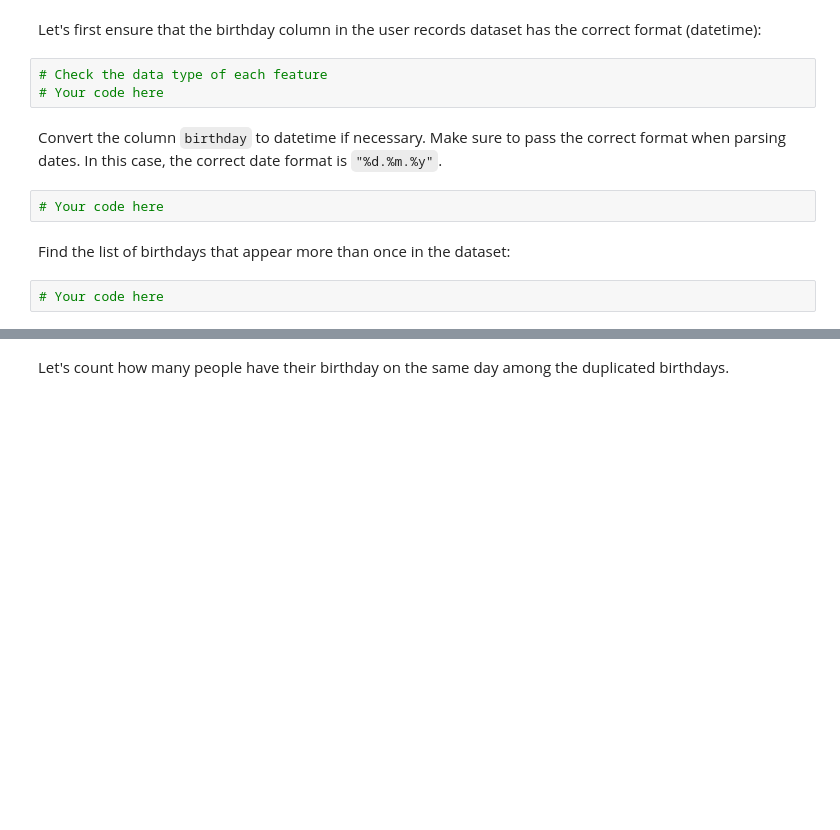
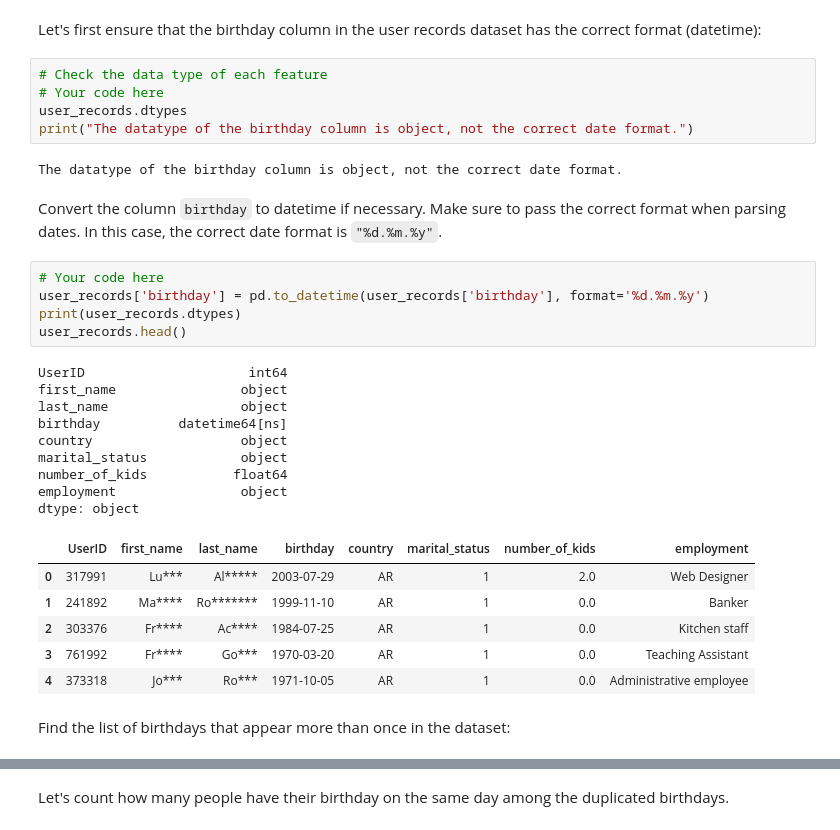
Before and after one commit to miachambat/CSE201-td3-1-handin, a Jupyter notebook: assignments/Part 1/Assignment_part_1.ipynb, the cells around one changed output, grey strips where cells are left out. Saved outputs shown, nothing was run; the diff lists cells and outputs as text; blank space fills up the shorter version.

```diff
--- a/assignments/Part 1/Assignment_part_1.ipynb
+++ b/assignments/Part 1/Assignment_part_1.ipynb
@@ -75,11 +122,32 @@ Let's first ensure that the birthday column in the user records dataset has the
 # %%
 # Check the data type of each feature
 # Your code here
+user_records.dtypes
+print("The datatype of the birthday column is object, not the correct date format.")
+# %% [output]
+The datatype of the birthday column is object, not the correct date format.
 # %% [markdown]
 Convert the column `birthday` to datetime if necessary. Make sure to pass the correct format when parsing dates. In this case, the correct date format is `"%d.%m.%y"`.
-# %%
-# Your code here
+# %%
+# Your code here
+user_records['birthday'] = pd.to_datetime(user_records['birthday'], format='%d.%m.%y')
+print(user_records.dtypes)
+user_records.head()
+# %% [output]
+UserID                     int64
+first_name                object
+last_name                 object
+birthday          datetime64[ns]
+country                   object
+marital_status            object
+number_of_kids           float64
+employment                object
+dtype: object
+|  | UserID | first_name | last_name | birthday | country | marital_status | number_of_kids | employment |
+| 0 | 317991 | Lu*** | Al***** | 2003-07-29 | AR | 1 | 2.0 | Web Designer |
+| 1 | 241892 | Ma**** | Ro******* | 1999-11-10 | AR | 1 | 0.0 | Banker |
+| 2 | 303376 | Fr**** | Ac**** | 1984-07-25 | AR | 1 | 0.0 | Kitchen staff |
+| 3 | 761992 | Fr**** | Go*** | 1970-03-20 | AR | 1 | 0.0 | Teaching Assistant |
+| 4 | 373318 | Jo*** | Ro*** | 1971-10-05 | AR | 1 | 0.0 | Administrative employee |
 # %% [markdown]
 Find the list of birthdays that appear more than once in the dataset:
-# %%
-# Your code here
```
Also changed, not shown: parts of 23 cells of this notebook.
